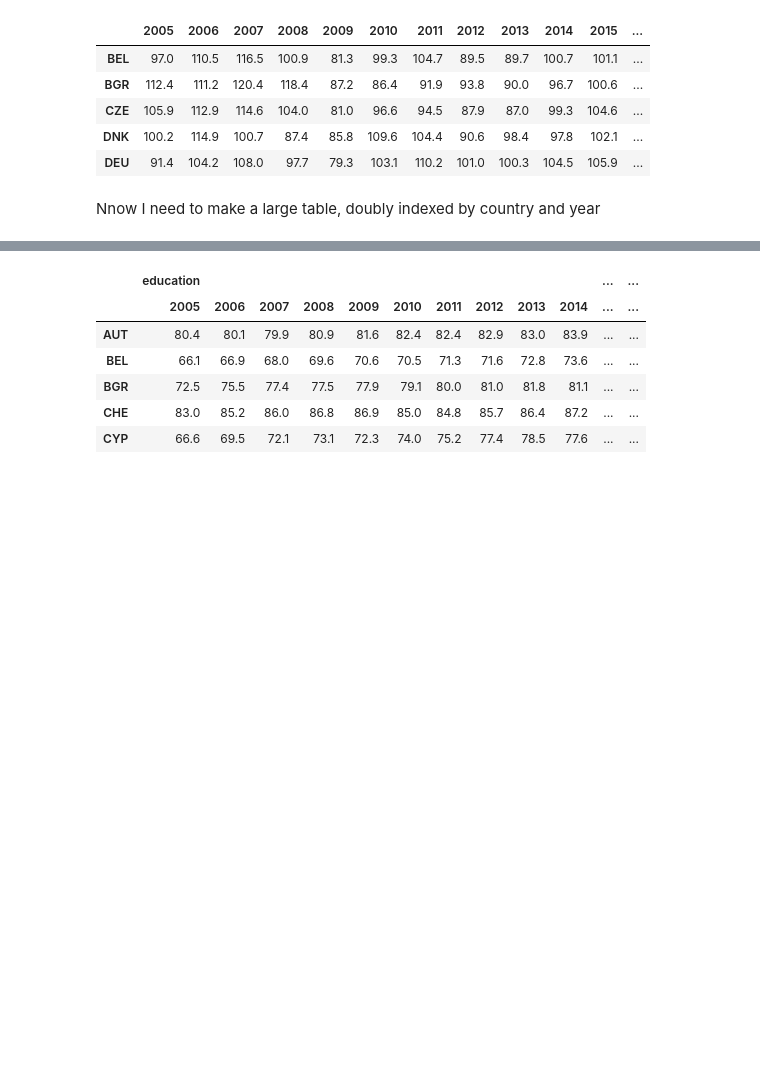
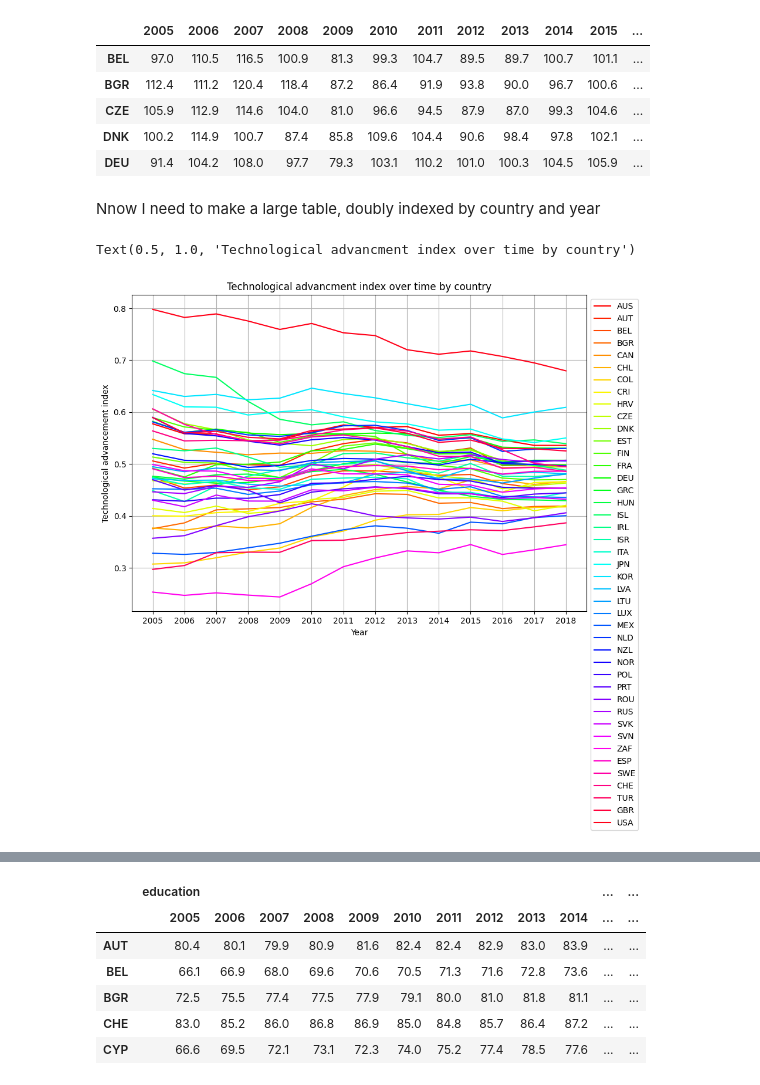
Before and after one commit to JoanneLin168/ADS-European-Productivity, a Jupyter notebook: Notebooks/pca.ipynb, the cells around one changed output, grey strips where cells are left out. Saved outputs shown, nothing was run; the diff lists cells and outputs as text; code cells hidden in the pictures; blank space fills up the shorter version.

Commit message:
updated graphs

```diff
--- a/Notebooks/pca.ipynb
+++ b/Notebooks/pca.ipynb
@@ -135,3 +138,22 @@ cleaned_tr = tax_rate
 cleaned_ed = education
 # %% [markdown]
 Nnow I need to make a large table, doubly indexed by country and year
+# %%
+numberOfRows = cleaned_tech.shape[0]
+numberOfColumns = cleaned_tech.shape[1]
+plt.figure(figsize=(10, 7))
+
+colors = plt.cm.hsv(np.linspace(0, 1, numberOfRows))
+
+for row in range(numberOfRows):
+    countryCode = cleaned_tech.iloc[row].name
+    plt.plot(np.array(cleaned_tech.columns[0:]), cleaned_tech.iloc[row][0:], color=colors[row], label=countryCode)
+
+plt.grid()
+plt.legend(bbox_to_anchor=(1.0, 1.0), loc='best')
+plt.xlabel('Year')
+plt.ylabel('Technological advancement index')
+plt.title("Technological advancment index over time by country")
+# %% [output]
+Text(0.5, 1.0, 'Technological advancment index over time by country')
+[figure, added]
```
Also changed, not shown: parts of 11 cells of this notebook, 1 other file.
